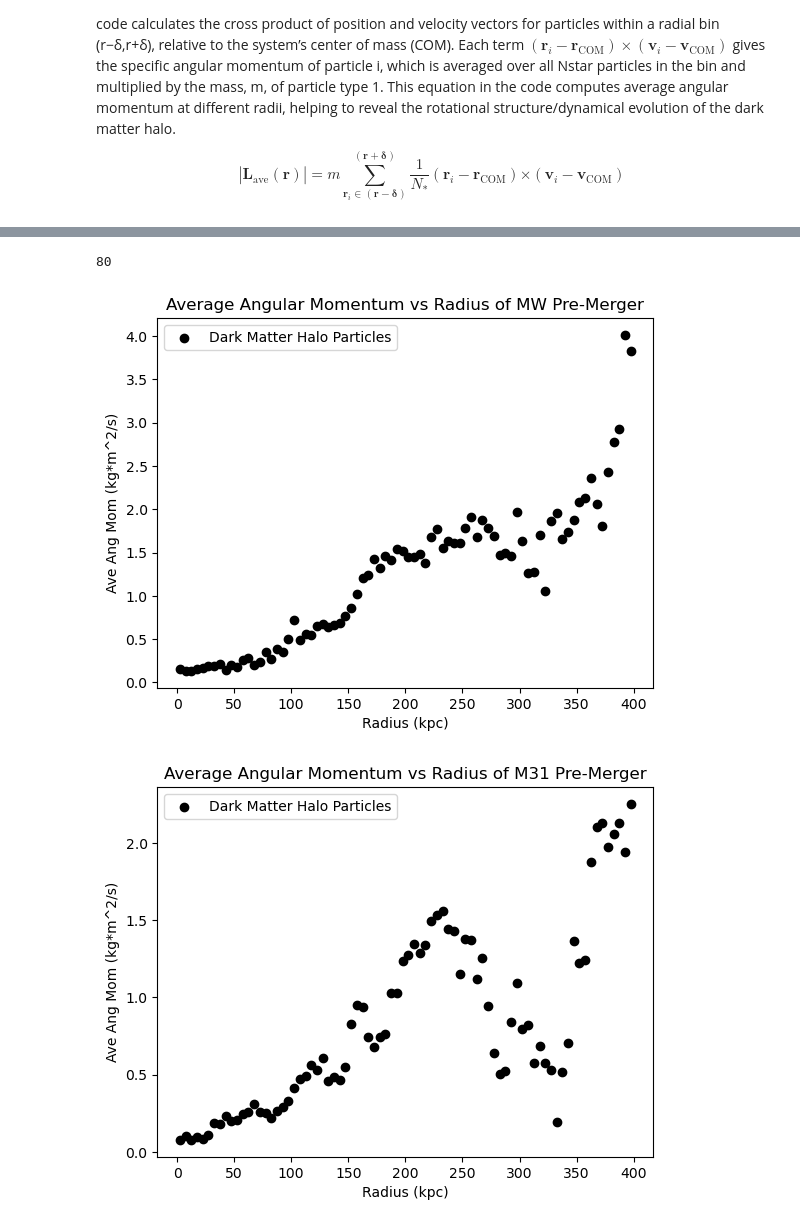
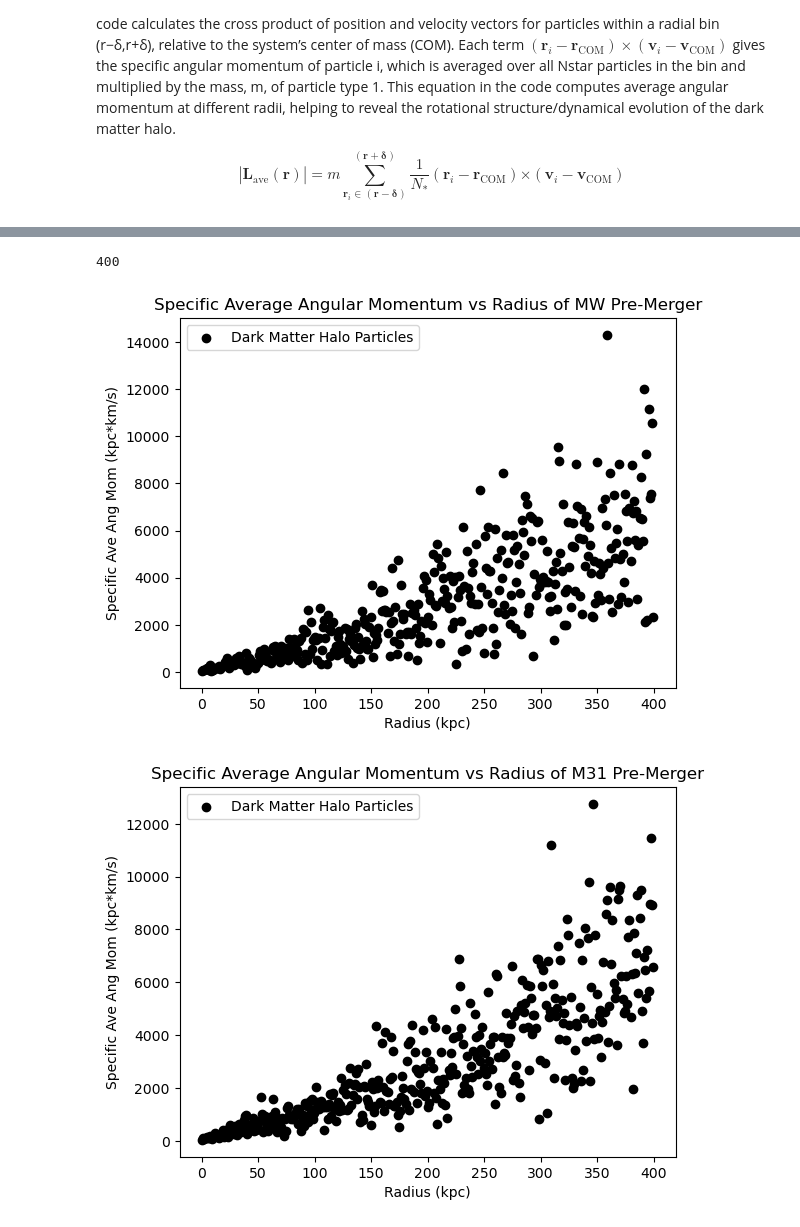
Before and after one commit to lainekkowalski/ASTR-400B-Repository, a Jupyter notebook: ResearchAssignments/ResearchAssignment5/ResearchAssignment5.ipynb, the cells around one changed output, grey strips where cells are left out. Cells and saved outputs as stored; diff of their text form; code cells hidden in the pictures.

```diff
--- a/ResearchAssignments/ResearchAssignment5/ResearchAssignment5.ipynb
+++ b/ResearchAssignments/ResearchAssignment5/ResearchAssignment5.ipynb
@@ -399,6 +433,6 @@ index = np.where(data_MW['type'] == 1)
 data_MW = data_MW[index] #limiting to only halo particles
 # %%
 #Calling the function to get arrays
-AngMomMW, AngMomM31, AngMomMD = ComputeAngMom(MergerSnapshot=680, r_vir_MW=400, r_vir_M31=400, delta_r=5, average_range=200)
+AngMomMW, AngMomM31, AngMomMD = ComputeAngMom(MergerSnapshot=680, r_vir_MW=400, r_vir_M31=400, delta_r=1, average_range=1)
 print(AngMomMW)
 # %% [output]
@@ -422,7 +446,7 @@ print(AngMomMW)
 # %%
 len(AngMomMW)
 # %% [output]
-80
+400
 # %%
 import matplotlib.pyplot as plt
 import numpy as np
@@ -431,37 +455,37 @@ from scipy.optimize import curve_fit
 #Plotting Ave Ang Mom for MW Pre Merger:
 
 #creating an array of radii so that historgram bins are centered
-step = 5
+step = 1
 r_vir_MW = 400
 start = step/2
 end = r_vir_MW + start
 radii = np.arange(start, end, step=step)
 
 #creating MW pre merger plot
 fig, ax = plt.subplots()
 aam_MW = np.sqrt(AngMomMW[:,0]**2 + AngMomMW[:,1]**2 + AngMomMW[:,2]**2)
 ax.scatter(radii, aam_MW, label="Dark Matter Halo Particles", color="black")
 
 """
 #Curve of best fit function
 def curve_best_fit(x, a, b, c):
     return a*np.exp(-(x-b)**2 / c)
 
 #Fitting the exponential model to the data
 popt, pcov = curve_fit(curve_best_fit, radii, aam_MW)
 x_fit = np.linspace(min(radii), max(radii), 400) # Generating x values for the curve of best fit
 y_fit = curve_best_fit(x_fit, *popt) #Generating y values
 ax.plot(x_fit, y_fit, 'r-', label='Best Fit Curve') #Adding curve of best fit to the plot
 """
 
-plt.title("Average Angular Momentum vs Radius of MW Pre-Merger")
+plt.title("Specific Average Angular Momentum vs Radius of MW Pre-Merger")
 ax.set_xlabel("Radius (kpc)")
-ax.set_ylabel("Ave Ang Mom (kg*m^2/s)")
+ax.set_ylabel("Specific Ave Ang Mom (kpc*km/s)")
 plt.legend()
 plt.show()
 #Ang mom increases, then decreases then increases
 # %% [output]
-[figure, old version]
+[figure, new version]
 # %%
 #Plotting Ave Ang Mom for M31 Pre Merger:
 
@@ -481,14 +505,14 @@ y_fit = curve_best_fit(x_fit, *popt)
 ax.plot(x_fit, y_fit, 'r-', label='Best Fit Curve')  # Add the curve of best fit to the plot
 '''
 
-plt.title("Average Angular Momentum vs Radius of M31 Pre-Merger")
+plt.title("Specific Average Angular Momentum vs Radius of M31 Pre-Merger")
 ax.set_xlabel("Radius (kpc)")
-ax.set_ylabel("Ave Ang Mom (kg*m^2/s)")
+ax.set_ylabel("Specific Ave Ang Mom (kpc*km/s)")
 plt.legend()
 plt.show()
 #Ang mom increases, then decreases then increases
 # %% [output]
-[figure, old version]
+[figure, new version]
 # %%
 #Plotting Ave Ang Mom for Milkdromeda (Post Merger):
 
```
Also changed, not shown: parts of 4 cells of this notebook.
